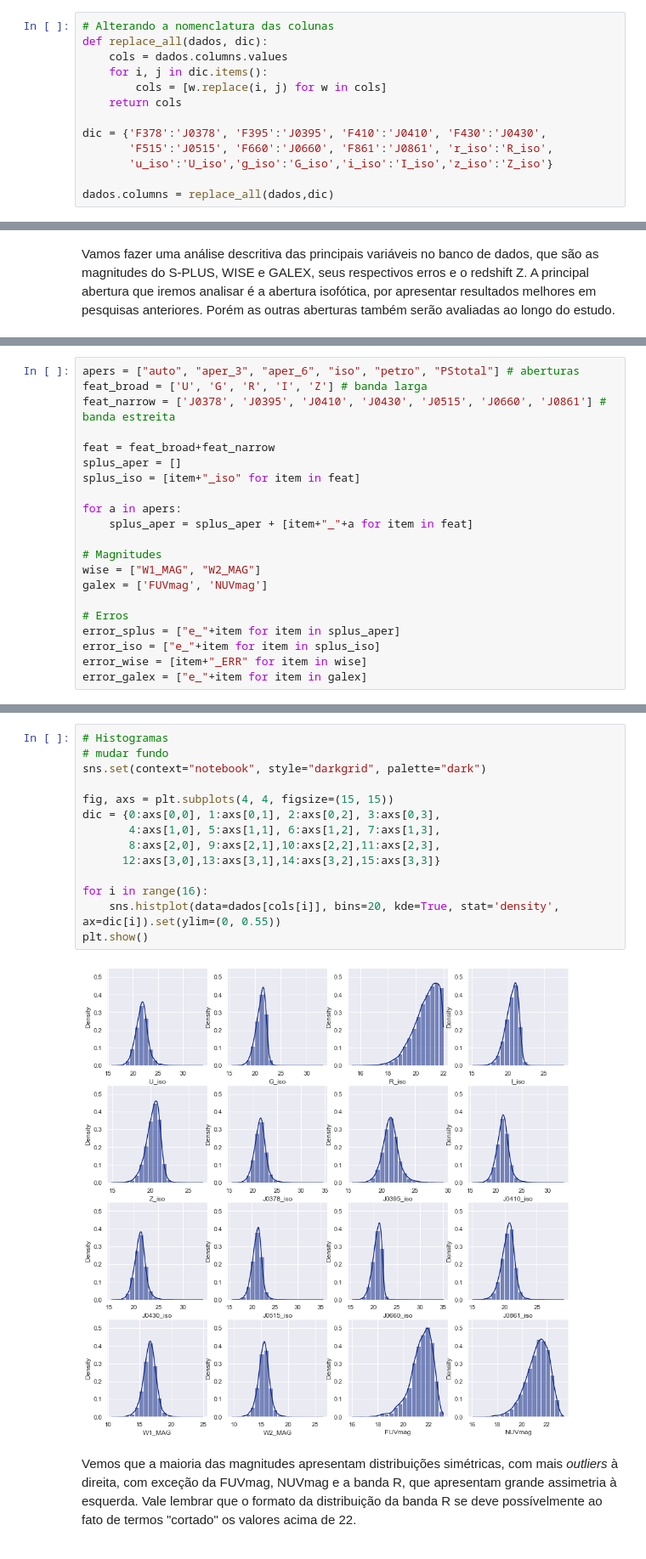
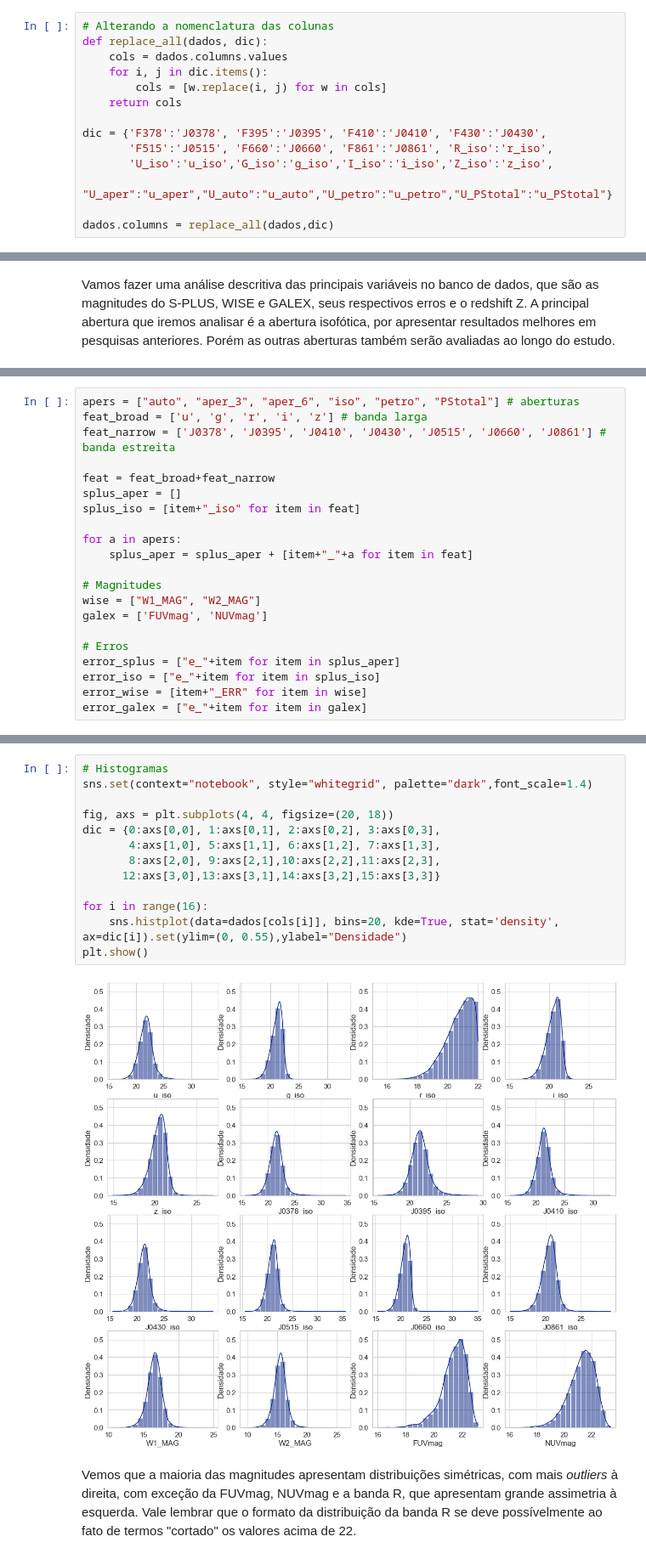
Before and after one commit to GabrielaPereiraSoares/Projeto_TCC, a Jupyter notebook: Analise_Descritiva.ipynb, the cells around one changed output, grey strips where cells are left out. Shown at 85% size. Cells and saved outputs as stored; diff of their text form.

```diff
--- a/Analise_Descritiva.ipynb
+++ b/Analise_Descritiva.ipynb
@@ -73,8 +74,9 @@ def replace_all(dados, dic):
     return cols
 
 dic = {'F378':'J0378', 'F395':'J0395', 'F410':'J0410', 'F430':'J0430',
-       'F515':'J0515', 'F660':'J0660', 'F861':'J0861', 'r_iso':'R_iso',
-       'u_iso':'U_iso','g_iso':'G_iso','i_iso':'I_iso','z_iso':'Z_iso'}
+       'F515':'J0515', 'F660':'J0660', 'F861':'J0861', 'R_iso':'r_iso',
+       'U_iso':'u_iso','G_iso':'g_iso','I_iso':'i_iso','Z_iso':'z_iso',
+       "U_aper":"u_aper","U_auto":"u_auto","U_petro":"u_petro","U_PStotal":"u_PStotal"}
 
 dados.columns = replace_all(dados,dic)
 # %%
@@ -114,6 +103,6 @@ def iqr_outlier_boundary(df, k=1.5):
 # %%
 apers = ["auto", "aper_3", "aper_6", "iso", "petro", "PStotal"] # aberturas
-feat_broad = ['U', 'G', 'R', 'I', 'Z'] # banda larga
+feat_broad = ['u', 'g', 'r', 'i', 'z'] # banda larga
 feat_narrow = ['J0378', 'J0395', 'J0410', 'J0430', 'J0515', 'J0660', 'J0861'] # banda estreita
 
 feat = feat_broad+feat_narrow
@@ -155,19 +137,18 @@ iqr_outlier_boundary(dados[cols],k=3)
 # %%
 # Histogramas
-# mudar fundo
-sns.set(context="notebook", style="darkgrid", palette="dark")
+sns.set(context="notebook", style="whitegrid", palette="dark",font_scale=1.4)
 
-fig, axs = plt.subplots(4, 4, figsize=(15, 15))
+fig, axs = plt.subplots(4, 4, figsize=(20, 18))
 dic = {0:axs[0,0], 1:axs[0,1], 2:axs[0,2], 3:axs[0,3],
        4:axs[1,0], 5:axs[1,1], 6:axs[1,2], 7:axs[1,3],
        8:axs[2,0], 9:axs[2,1],10:axs[2,2],11:axs[2,3],
       12:axs[3,0],13:axs[3,1],14:axs[3,2],15:axs[3,3]}
 
 for i in range(16):
-    sns.histplot(data=dados[cols[i]], bins=20, kde=True, stat='density', ax=dic[i]).set(ylim=(0, 0.55))
+    sns.histplot(data=dados[cols[i]], bins=20, kde=True, stat='density', ax=dic[i]).set(ylim=(0, 0.55),ylabel="Densidade")
 plt.show()
 # %% [output]
-[figure, old version]
+[figure, new version]
 # %% [markdown]
 Vemos que a maioria das magnitudes apresentam distribuições simétricas, com mais _outliers_ à direita, com exceção da FUVmag, NUVmag e a banda R, que apresentam grande assimetria à esquerda. Vale lembrar que o formato da distribuição da banda R se deve possívelmente ao fato de termos "cortado" os valores acima de 22.
 # %%
```
Also changed, not shown: parts of 30 cells of this notebook.
